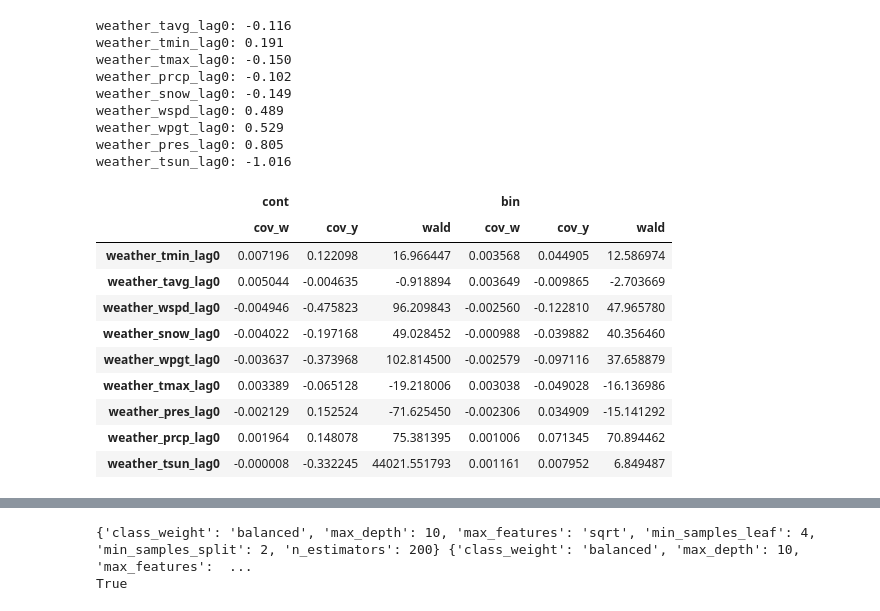
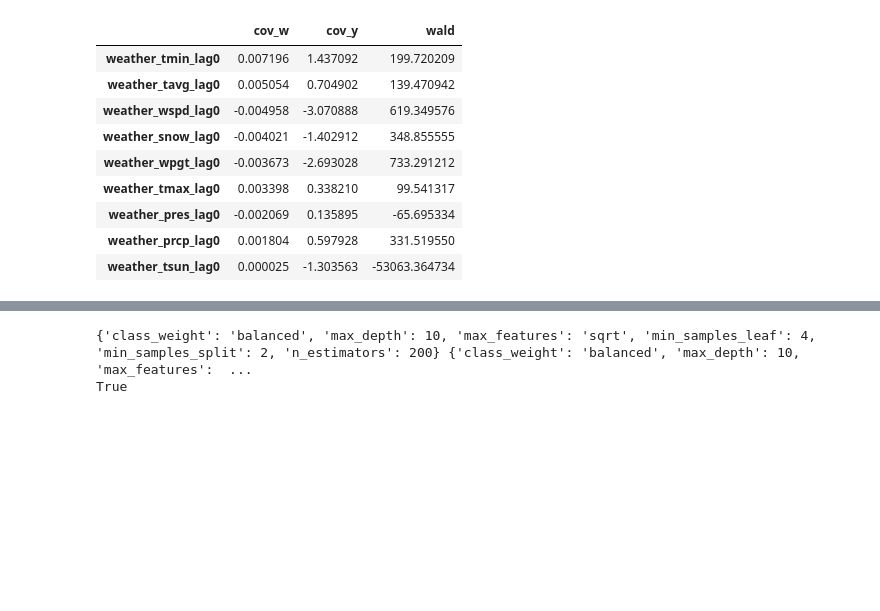
Before and after one commit to davidpomerenke/protest-impact, a Jupyter notebook: notebooks/instrumental_variable.ipynb, the cells around one changed output, grey strips where cells are left out. Saved outputs shown, nothing was run; the diff lists cells and outputs as text; code cells hidden in the pictures; blank space fills up the shorter version.

```diff
--- a/notebooks/instrumental_variable.ipynb
+++ b/notebooks/instrumental_variable.ipynb
@@ -16,26 +16,16 @@ set_matplotlib_formats("svg")
 # %%
 from src.models.instrumental_variable import get_covariances
 
-get_covariances(instrument_prefix="weather_")
+get_covariances(instruments="weather_")
 # %% [output]
-weather_tavg_lag0: -0.116
-weather_tmin_lag0: 0.191
-weather_tmax_lag0: -0.150
-weather_prcp_lag0: -0.102
-weather_snow_lag0: -0.149
-weather_wspd_lag0: 0.489
-weather_wpgt_lag0: 0.529
-weather_pres_lag0: 0.805
-weather_tsun_lag0: -1.016
-|  | cont |  |  | bin |  |  |
-|  | cov_w | cov_y | wald | cov_w | cov_y | wald |
-| weather_tmin_lag0 | 0.007196 | 0.122098 | 16.966447 | 0.003568 | 0.044905 | 12.586974 |
-| weather_tavg_lag0 | 0.005044 | -0.004635 | -0.918894 | 0.003649 | -0.009865 | -2.703669 |
-| weather_wspd_lag0 | -0.004946 | -0.475823 | 96.209843 | -0.002560 | -0.122810 | 47.965780 |
-| weather_snow_lag0 | -0.004022 | -0.197168 | 49.028452 | -0.000988 | -0.039882 | 40.356460 |
-| weather_wpgt_lag0 | -0.003637 | -0.373968 | 102.814500 | -0.002579 | -0.097116 | 37.658879 |
-| weather_tmax_lag0 | 0.003389 | -0.065128 | -19.218006 | 0.003038 | -0.049028 | -16.136986 |
-| weather_pres_lag0 | -0.002129 | 0.152524 | -71.625450 | -0.002306 | 0.034909 | -15.141292 |
-| weather_prcp_lag0 | 0.001964 | 0.148078 | 75.381395 | 0.001006 | 0.071345 | 70.894462 |
-| weather_tsun_lag0 | -0.000008 | -0.332245 | 44021.551793 | 0.001161 | 0.007952 | 6.849487 |
+|  | cov_w | cov_y | wald |
+| weather_tmin_lag0 | 0.007196 | 1.437092 | 199.720209 |
+| weather_tavg_lag0 | 0.005054 | 0.704902 | 139.470942 |
+| weather_wspd_lag0 | -0.004958 | -3.070888 | 619.349576 |
+| weather_snow_lag0 | -0.004021 | -1.402912 | 348.855555 |
+| weather_wpgt_lag0 | -0.003673 | -2.693028 | 733.291212 |
+| weather_tmax_lag0 | 0.003398 | 0.338210 | 99.541317 |
+| weather_pres_lag0 | -0.002069 | 0.135895 | -65.695334 |
+| weather_prcp_lag0 | 0.001804 | 0.597928 | 331.519550 |
+| weather_tsun_lag0 | 0.000025 | -1.303563 | -53063.364734 |
 # %%
```
Also changed, not shown: parts of 6 cells of this notebook, 19 other files.
